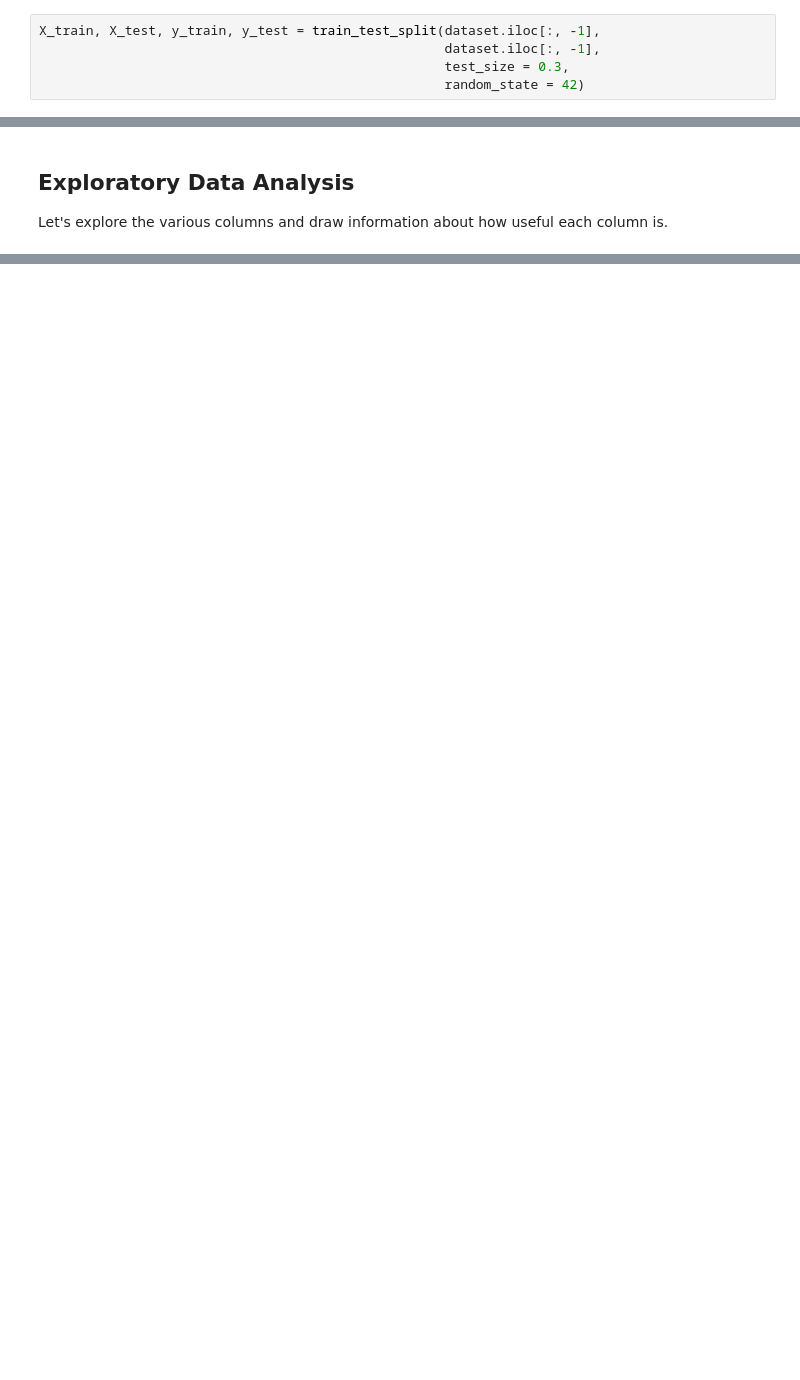
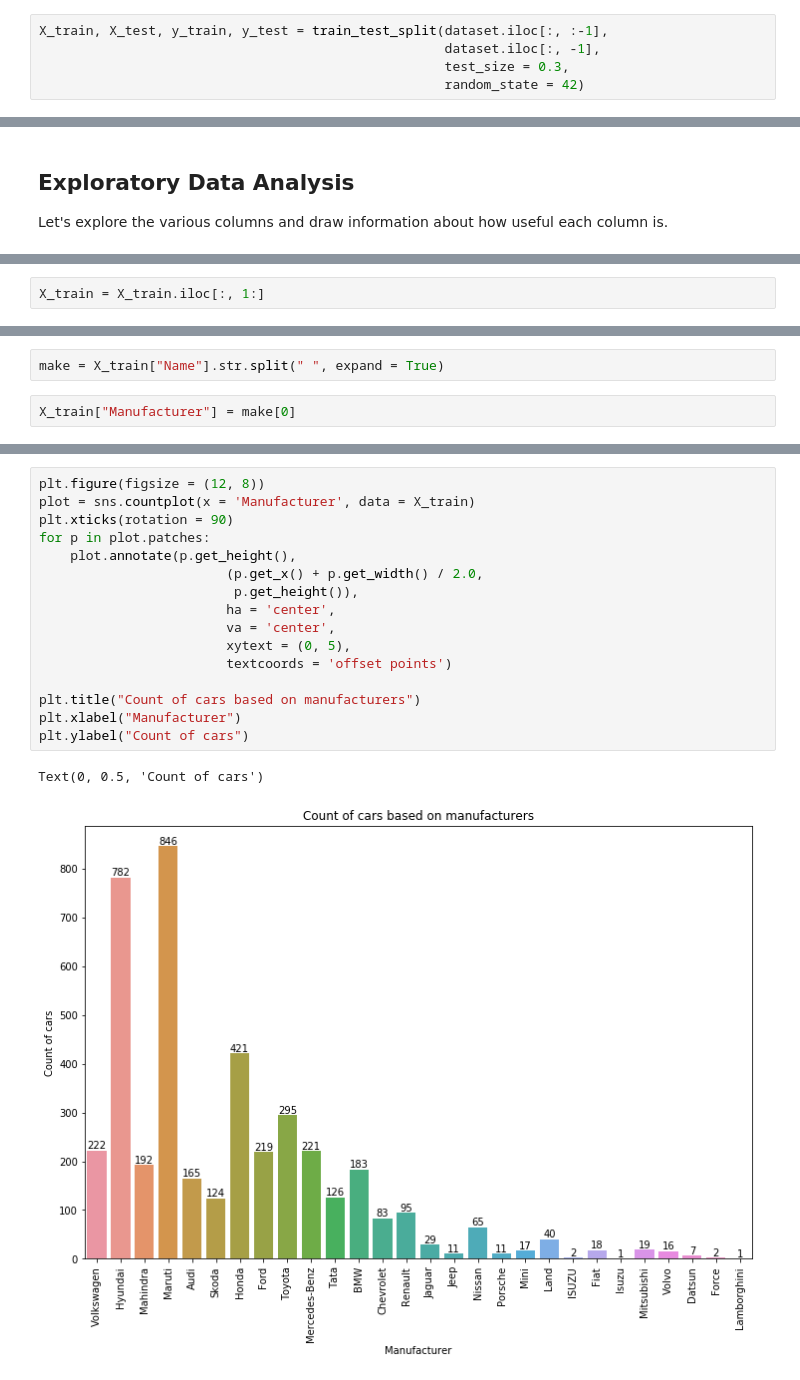
Before and after one commit to kb22/Used-Car-Price-Prediction, a Jupyter notebook: Predicting used car prices.ipynb, the cells around one changed output, grey strips where cells are left out. Drawn from its saved outputs; the diff is of its cells as text; blank space fills up the shorter version.

Commit message:
Add trained model

```diff
--- a/Predicting used car prices.ipynb
+++ b/Predicting used car prices.ipynb
@@ -57,7 +37,7 @@ As we can see, columns including `Engine`, `Power`, `Seats`, and `New_Price` hav
 # %% [markdown]
 Let's first split the dataset into train and test datasets.
 # %%
-X_train, X_test, y_train, y_test = train_test_split(dataset.iloc[:, -1],
+X_train, X_test, y_train, y_test = train_test_split(dataset.iloc[:, :-1],
                                                     dataset.iloc[:, -1],
                                                     test_size = 0.3,
                                                     random_state = 42)
@@ -70,2 +71,4 @@ Let's explore the various columns and draw information about how useful each col
 
 The first column is the index for each data point and hence we can simply remove it.
+# %%
+X_train = X_train.iloc[:, 1:]
@@ -71,0 +97,4 @@ The first column is the index for each data point and hence we can simply remove
+# %%
+make = X_train["Name"].str.split(" ", expand = True)
+# %%
+X_train["Manufacturer"] = make[0]
@@ -71,0 +107,19 @@ The first column is the index for each data point and hence we can simply remove
+# %%
+plt.figure(figsize = (12, 8))
+plot = sns.countplot(x = 'Manufacturer', data = X_train)
+plt.xticks(rotation = 90)
+for p in plot.patches:
+    plot.annotate(p.get_height(),
+                        (p.get_x() + p.get_width() / 2.0,
+                         p.get_height()),
+                        ha = 'center',
+                        va = 'center',
+                        xytext = (0, 5),
+                        textcoords = 'offset points')
+
+plt.title("Count of cars based on manufacturers")
+plt.xlabel("Manufacturer")
+plt.ylabel("Count of cars")
+# %% [output]
+Text(0, 0.5, 'Count of cars')
+[figure, added]
```
Also changed, not shown: parts of 36 cells of this notebook, 2 other files.
